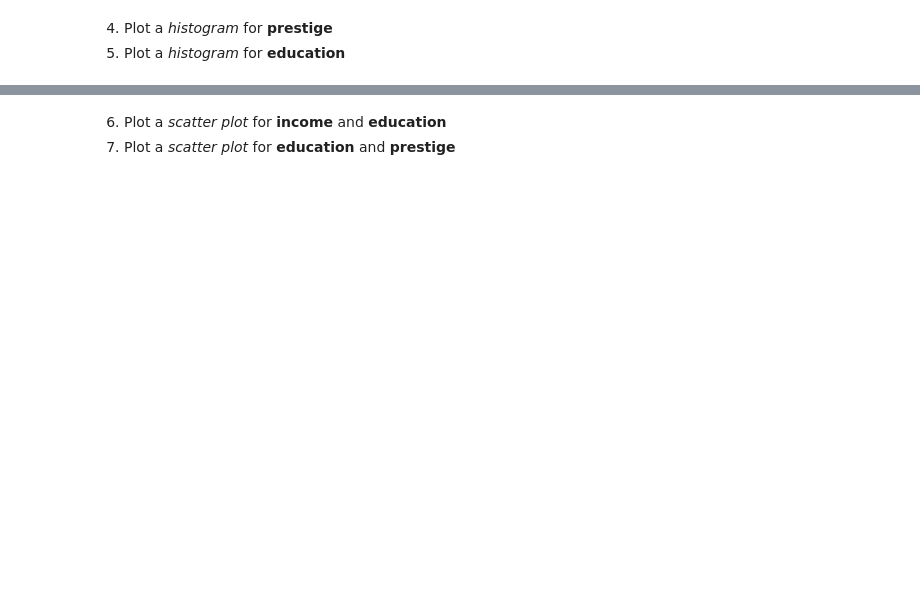
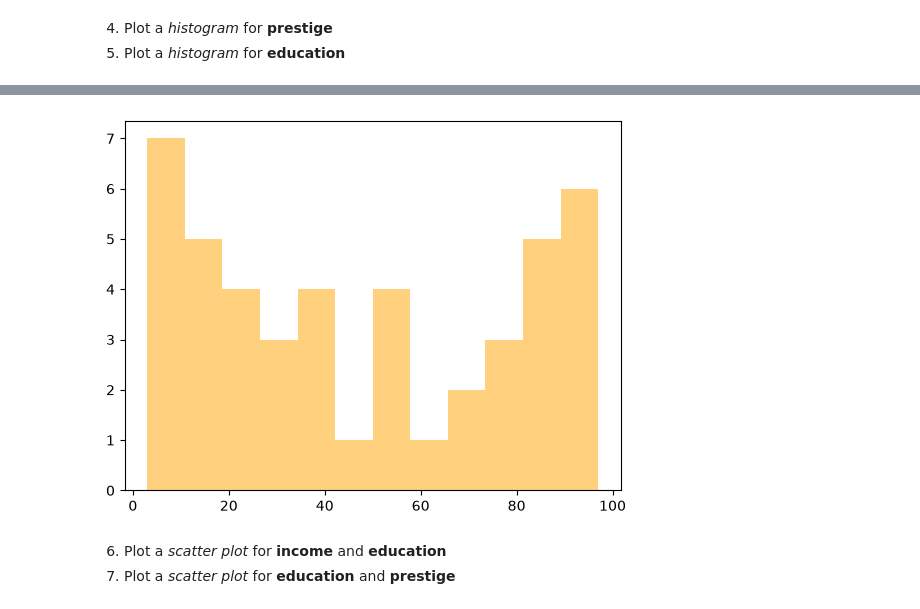
Before and after one commit to dalew14/CSCI-4047-800, a Jupyter notebook: Mod02 Know Your Data/Assignment2.ipynb, the cells around one changed output, grey strips where cells are left out. Cells and saved outputs as stored; diff of their text form; code cells hidden in the pictures; blank space fills up the shorter version.

```diff
--- a/Mod02 Know Your Data/Assignment2.ipynb
+++ b/Mod02 Know Your Data/Assignment2.ipynb
@@ -30,3 +77,9 @@ In this exercise, you are provided with data regarding income, education, and ot
+# %%
+# Code here
+plt.hist(df['prestige'], bins=12, color='orange', alpha=0.5)
+plt.show()
+# %% [output]
+[figure, added]
 # %% [markdown]
 6. Plot a *scatter plot* for **income** and **education**
 7. Plot a *scatter plot* for **education** and **prestige**
```
Also changed, not shown: parts of 13 cells of this notebook, 2 other files.
